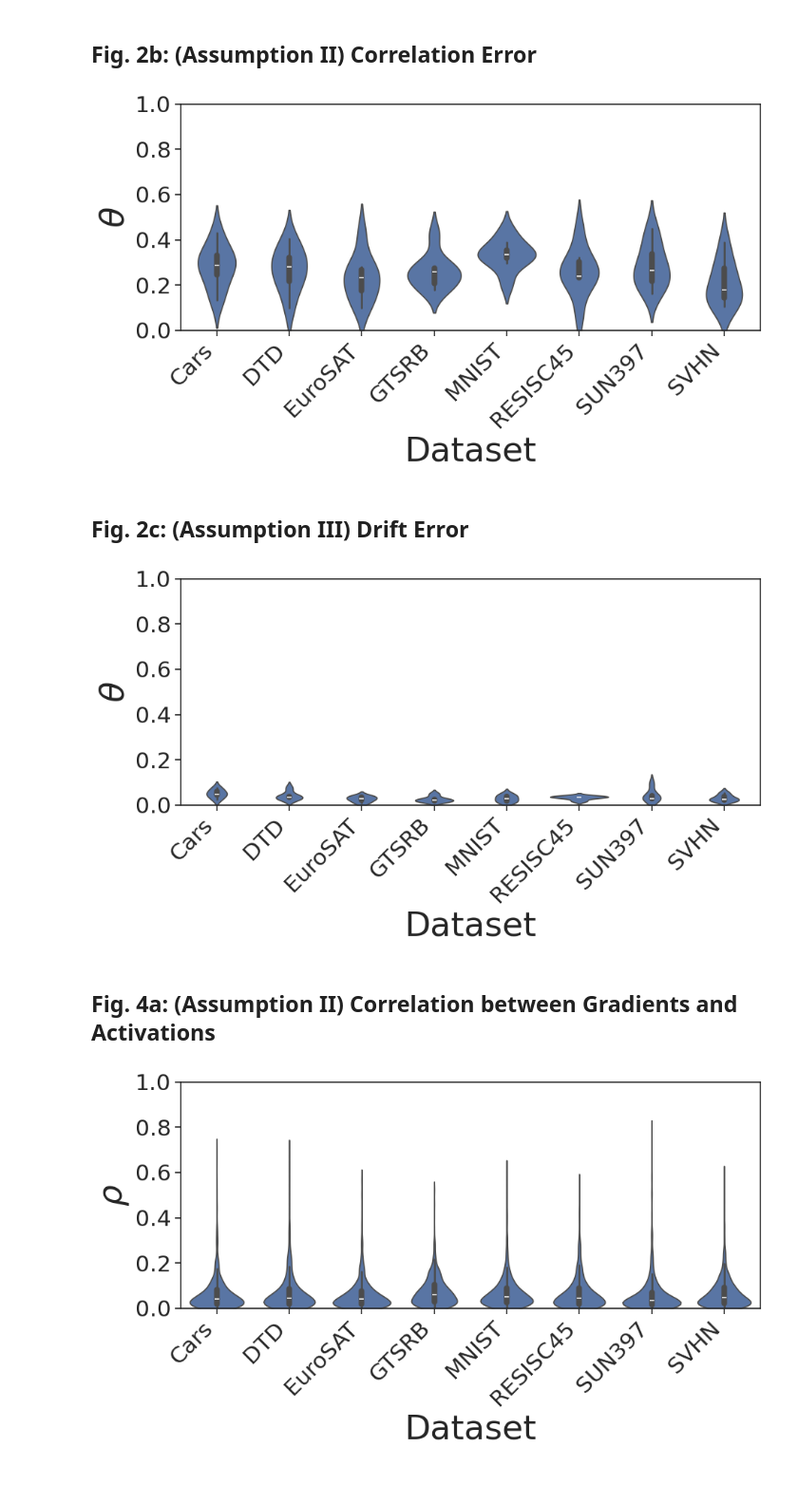
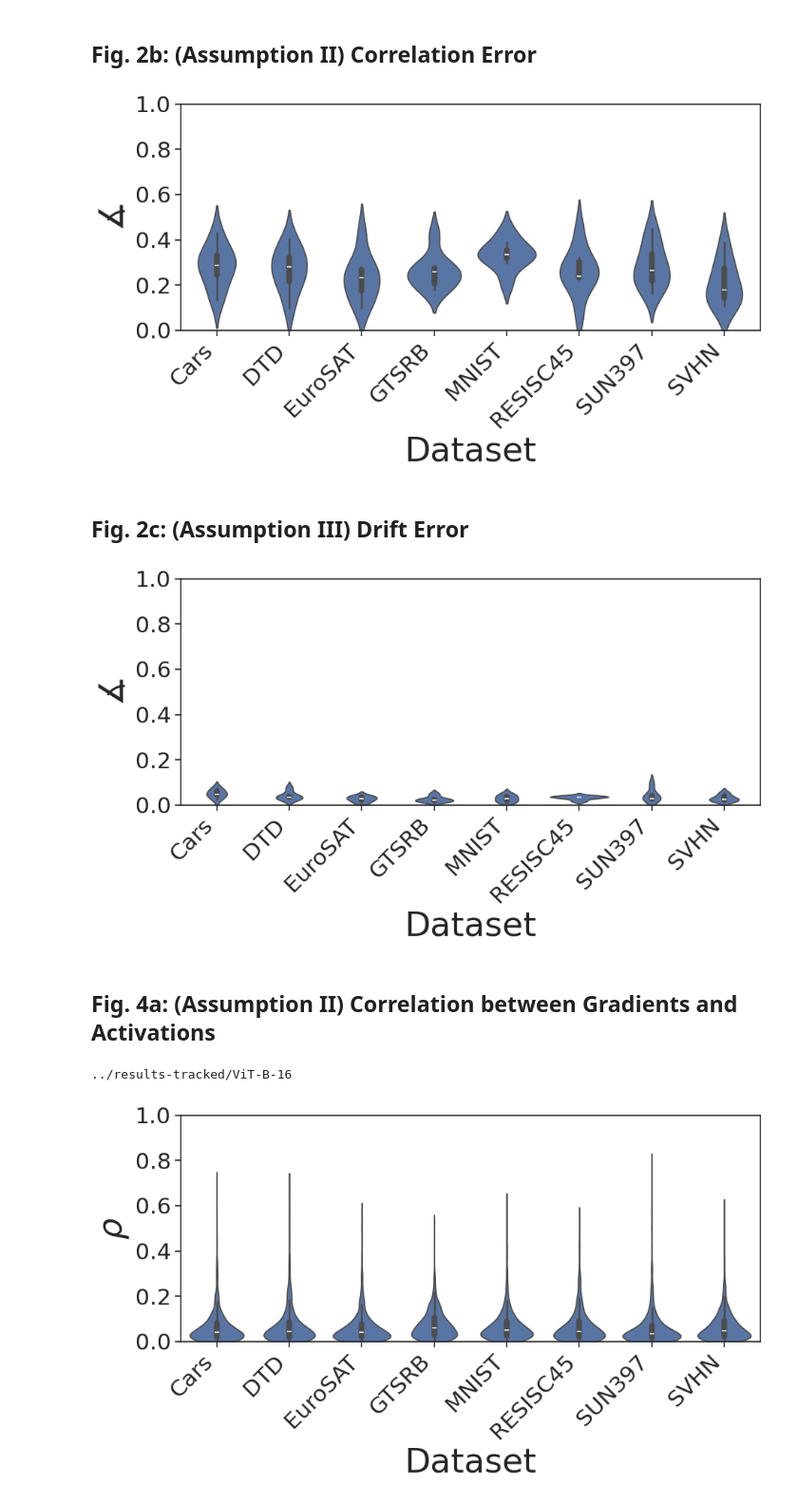
Before and after one commit to marawangamal/eigcov, a Jupyter notebook: notebooks/analysis.ipynb, the cells around one changed output. Shown at 95% size. Drawn from its saved outputs; the diff is of its cells as text; code cells hidden in the pictures.

```diff
--- a/notebooks/analysis.ipynb
+++ b/notebooks/analysis.ipynb
@@ -786,39 +792,38 @@ df = pd.DataFrame(errors)
 # %%
 import pandas as pd
 import os
 import seaborn as sns
 import matplotlib.pyplot as plt
 import numpy as np
 
 BASE_FONTSIZE = 28
+RESULTS_DIR = f"../results-tracked/ViT-B-16"
+
 sns.set_theme(
     style="ticks",
     rc={
     "font.size": BASE_FONTSIZE,
     "axes.titlesize": BASE_FONTSIZE,
     "axes.labelsize": BASE_FONTSIZE * 1.2,
     "xtick.labelsize": BASE_FONTSIZE * 0.8,
     "ytick.labelsize": BASE_FONTSIZE * 0.8,
     "legend.fontsize": BASE_FONTSIZE * 0.8,
 })
 
-RESULTS_DIR = "../results/ViT-B-16"
-os.makedirs(RESULTS_DIR, exist_ok=True)
-df = pd.DataFrame(errors)
-
+df = pd.read_csv(os.path.join(RESULTS_DIR, "error_corr_term.csv"))
 # Compute angular distance: https://en.wikipedia.org/wiki/Cosine_similarity
 df["angular_distance"] = np.arccos(df["cosine_similarity"].clip(-1.0, 1.0)) / np.pi
 
 plt.figure(figsize=(10, 6))
 sns.violinplot(data=df, x="dataset", y="angular_distance")
 plt.ylim(0, 1)  # Set y-axis range from 0 to 1
-plt.ylabel(r"$\theta$")
+plt.ylabel(r"$\measuredangle$")
 plt.xlabel("Dataset")
 plt.xticks(rotation=45, ha="right")
 plt.tight_layout()
 plt.savefig(os.path.join(RESULTS_DIR, "angular_distance_corr.pdf"), bbox_inches="tight")
 # %% [output]
-[figure, old version]
+[figure, new version]
 # %% [markdown]
 ## Fig. 2c: (Assumption III)  Drift Error
 # %%
@@ -876,6 +874,7 @@ import seaborn as sns
 import matplotlib.pyplot as plt
 
 BASE_FONTSIZE = 28
+RESULTS_DIR = f"../results-tracked/ViT-B-16"
 sns.set_theme(
     style="ticks",
     rc={
@@ -887,23 +886,20 @@ sns.set_theme(
     "legend.fontsize": BASE_FONTSIZE * 0.8,
 })
 
-RESULTS_DIR = f"../results/ViT-B-16"
-os.makedirs(RESULTS_DIR, exist_ok=True)
 df = pd.DataFrame(errors)
-
 # Compute angular distance: https://en.wikipedia.org/wiki/Cosine_similarity
 df["angular_distance"] = np.arccos(df["cosine_similarity"].clip(-1.0, 1.0)) / np.pi
 
 plt.figure(figsize=(10, 6))
 sns.violinplot(data=df, x="dataset", y="angular_distance")
 plt.ylim(0, 1)  # Set y-axis range from 0 to 1
-plt.ylabel(r"$\theta$")
+plt.ylabel(r"$\measuredangle$")
 plt.xlabel("Dataset")
 plt.xticks(rotation=45, ha="right")
 plt.tight_layout()
 plt.savefig(os.path.join(RESULTS_DIR, "angular_distance_drift.pdf"), bbox_inches="tight")
 # %% [output]
-[figure, old version]
+[figure, new version]
 # %% [markdown]
 ## Fig. 4a: (Assumption II)  Correlation between Gradients and Activations
 # %%
@@ -954,3 +946,9 @@ df = pd.DataFrame(rows)
+# %%
+df = pd.read_csv(f"../results/ViT-B-16/correlation_coeffs.csv")
+print(RESULTS_DIR)
+df.to_csv(os.path.join(RESULTS_DIR, "correlation_coeffs.csv"), index=False)
+# %% [output]
+../results-tracked/ViT-B-16
 # %%
 import pandas as pd
 import os
```
Also changed, not shown: parts of 21 cells of this notebook.
